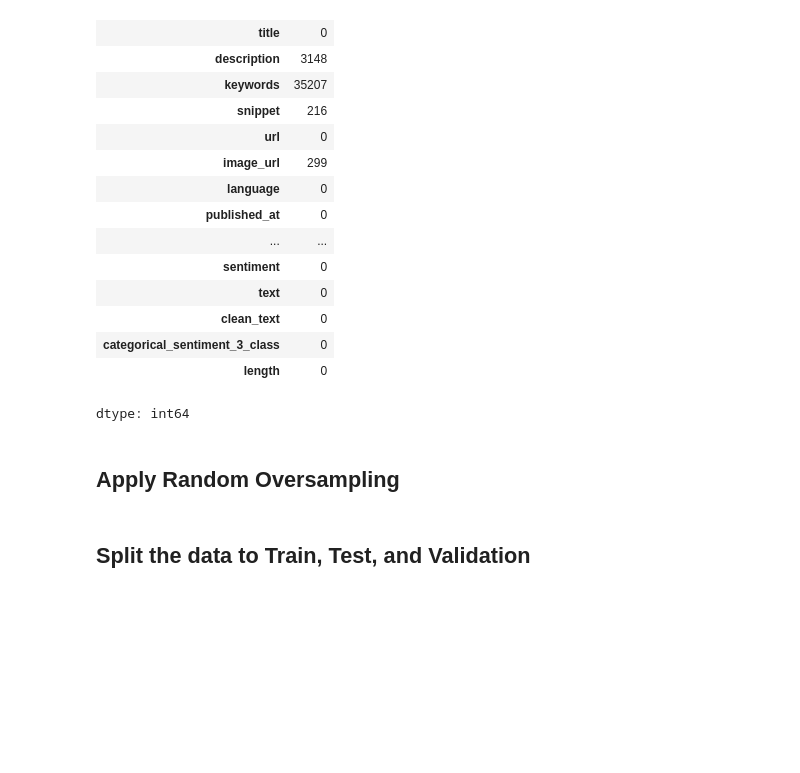
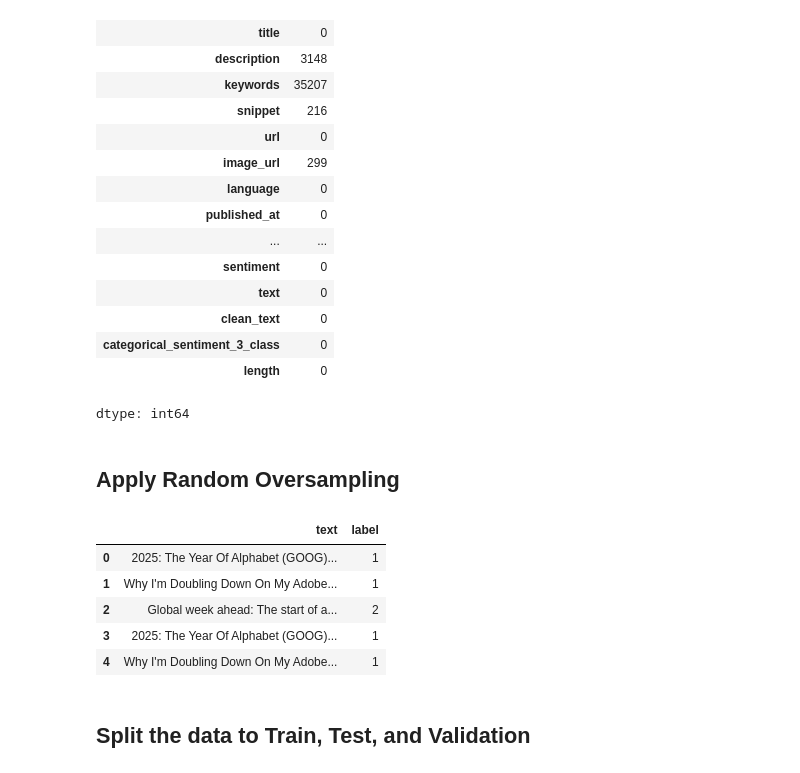
Before and after one commit to Andreas-Lukito/Stock_Sentiment_Analysis, a Jupyter notebook: notebooks/07_BERT_categorical_new_data_oversampling.ipynb, the cells around one changed output. Drawn from its saved outputs; the diff is of its cells as text; code cells hidden in the pictures; blank space fills up the shorter version.

```diff
--- a/notebooks/07_BERT_categorical_new_data_oversampling.ipynb
+++ b/notebooks/07_BERT_categorical_new_data_oversampling.ipynb
@@ -190,6 +189,15 @@ ros_dataframe = pd.DataFrame({
     "text": X_resampled["text"],
     "label": y_resampled
 })
+# %%
+ros_dataframe.head()
+# %% [output]
+|  | text | label |
+| 0 | 2025: The Year Of Alphabet (GOOG)... | 1 |
+| 1 | Why I'm Doubling Down On My Adobe... | 1 |
+| 2 | Global week ahead: The start of a... | 2 |
+| 3 | 2025: The Year Of Alphabet (GOOG)... | 1 |
+| 4 | Why I'm Doubling Down On My Adobe... | 1 |
 # %% [markdown]
 ## Split the data to Train, Test, and Validation
 # %%
```
Also changed, not shown: parts of 16 cells of this notebook.
